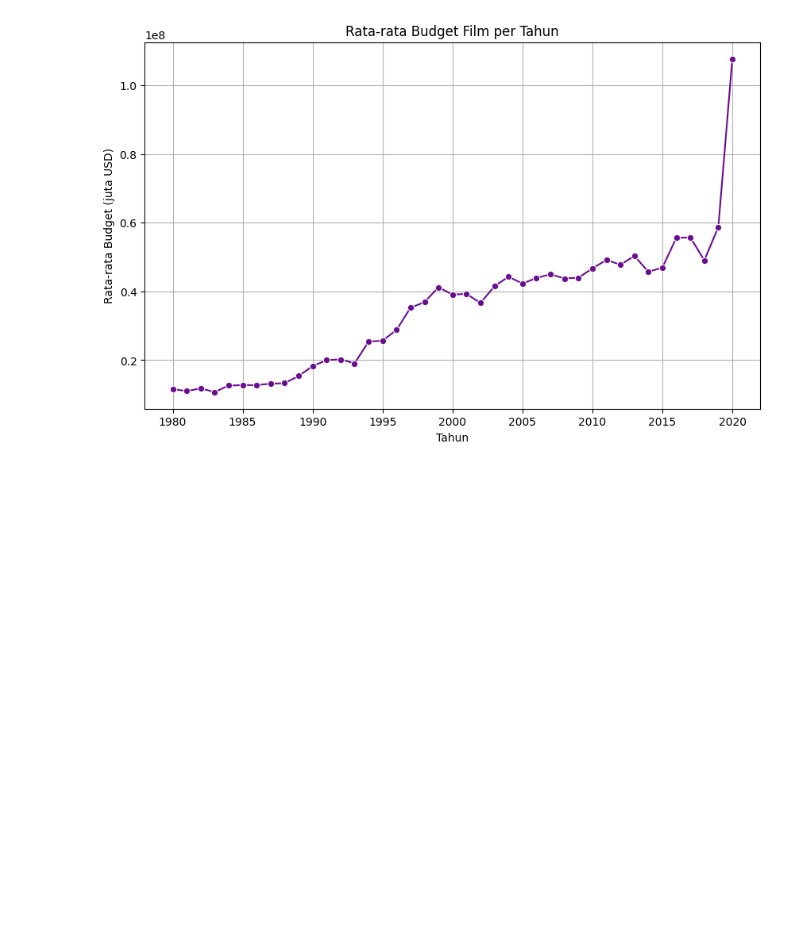
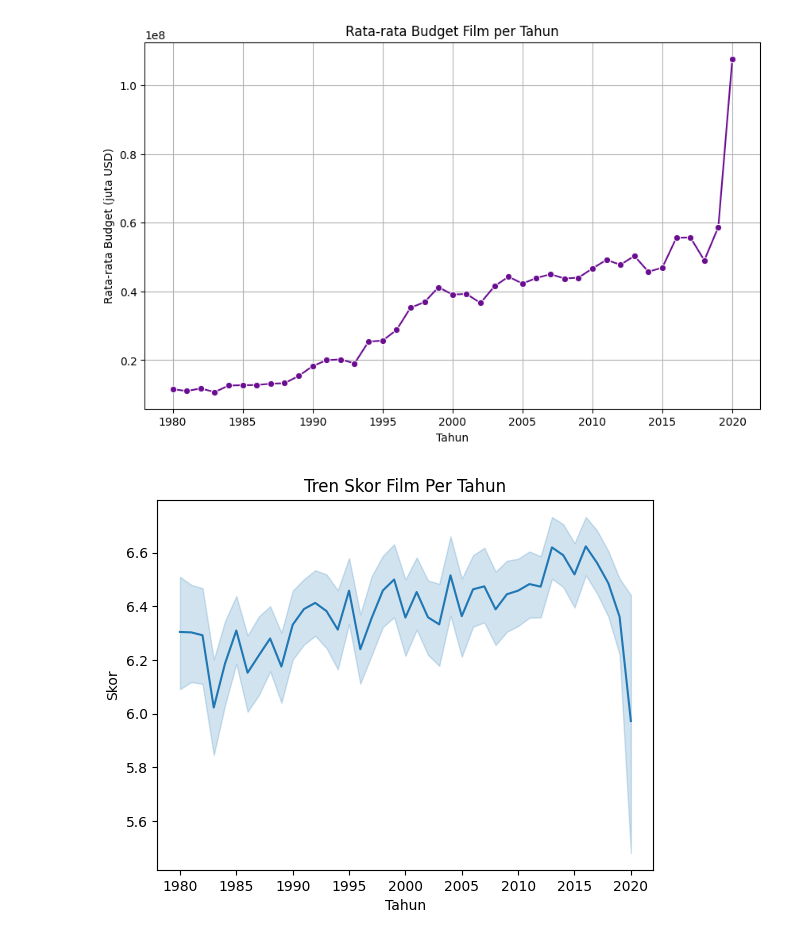
Before and after one commit to adzkykhairany/Movie-Analysis, a Jupyter notebook: movie.ipynb, the cells around one changed output. Drawn from its saved outputs; the diff is of its cells as text; code cells hidden in the pictures; blank space fills up the shorter version.

```diff
--- a/movie.ipynb
+++ b/movie.ipynb
@@ -178,3 +178,12 @@ plt.grid(True)
 plt.show()
 # %% [output]
 [figure]
+# %%
+# menghitung rata-rata skor per tahun
+sns.lineplot(data=df, x='year', y='score')
+plt.title('Tren Skor Film Per Tahun')
+plt.xlabel('Tahun')
+plt.ylabel('Skor')
+plt.show()
+# %% [output]
+[figure, added]
```
Also changed, not shown: parts of 6 cells of this notebook, 2 other files.
